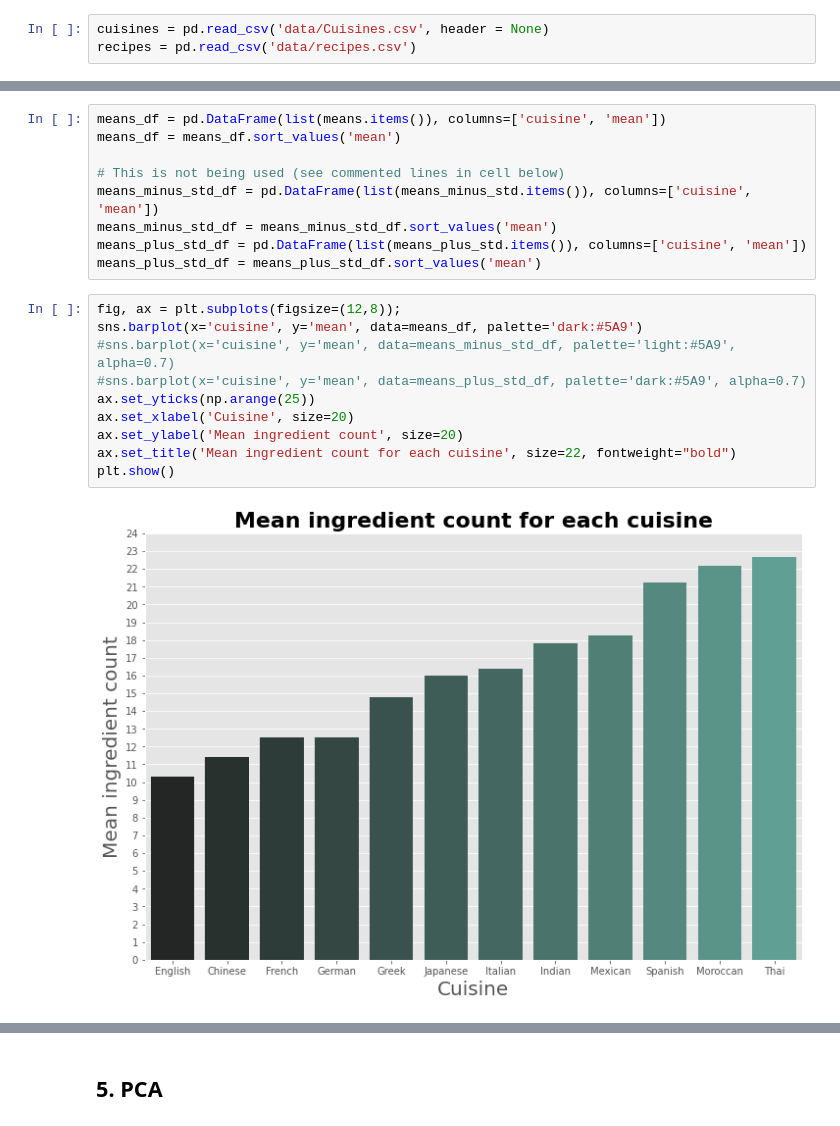
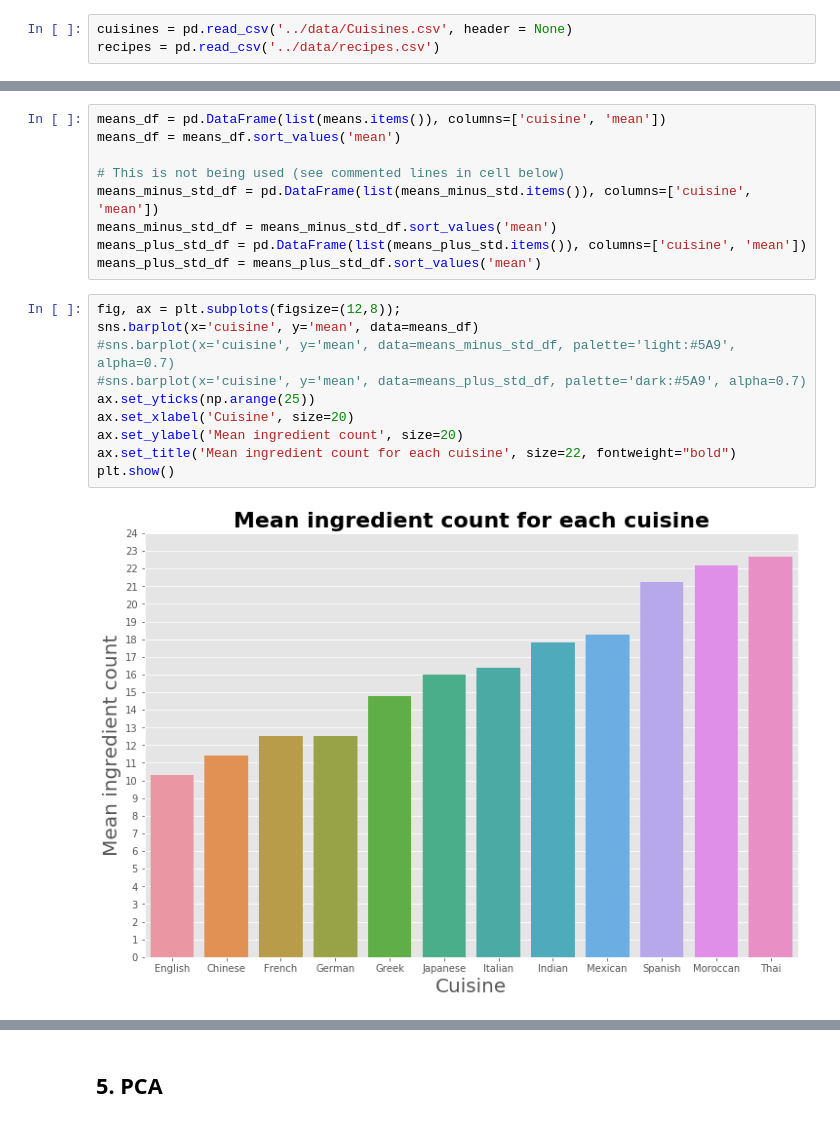
Before and after one commit to marialuquea/ingredient_recommender_ai, a Jupyter notebook: notebooks/Exploratory_analysis.ipynb, the cells around one changed output, grey strips where cells are left out. Saved outputs shown, nothing was run; the diff lists cells and outputs as text.

```diff
--- a/notebooks/Exploratory_analysis.ipynb
+++ b/notebooks/Exploratory_analysis.ipynb
@@ -26,8 +26,8 @@ plt.style.use('ggplot')
 # %% [markdown]
 ## 1. Data description
 # %%
-cuisines = pd.read_csv('data/Cuisines.csv', header = None)
-recipes = pd.read_csv('data/recipes.csv')
+cuisines = pd.read_csv('../data/Cuisines.csv', header = None)
+recipes = pd.read_csv('../data/recipes.csv')
 # %%
 recipes.info()
 # %% [output]
@@ -323,13 +312,13 @@ means_plus_std_df = pd.DataFrame(list(means_plus_std.items()), columns=['cuisine
 means_plus_std_df = means_plus_std_df.sort_values('mean')
 # %%
 fig, ax = plt.subplots(figsize=(12,8));
-sns.barplot(x='cuisine', y='mean', data=means_df, palette='dark:#5A9')
+sns.barplot(x='cuisine', y='mean', data=means_df)
 #sns.barplot(x='cuisine', y='mean', data=means_minus_std_df, palette='light:#5A9', alpha=0.7)
 #sns.barplot(x='cuisine', y='mean', data=means_plus_std_df, palette='dark:#5A9', alpha=0.7)
 ax.set_yticks(np.arange(25))
 ax.set_xlabel('Cuisine', size=20)
 ax.set_ylabel('Mean ingredient count', size=20)
 ax.set_title('Mean ingredient count for each cuisine', size=22, fontweight="bold")
 plt.show()
 # %% [output]
-[figure, old version]
+[figure, new version]
```
Also changed, not shown: parts of 10 cells of this notebook.
